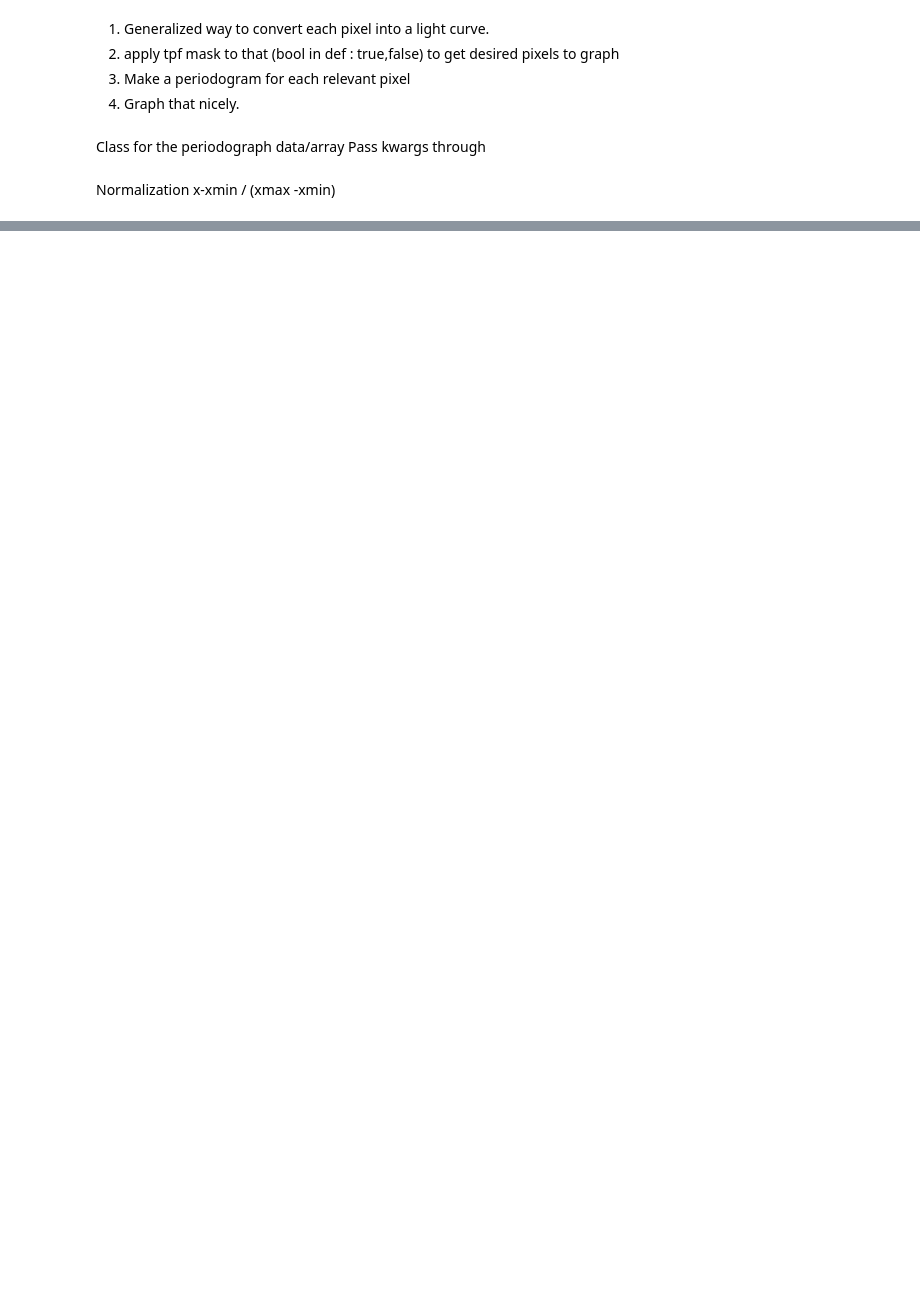
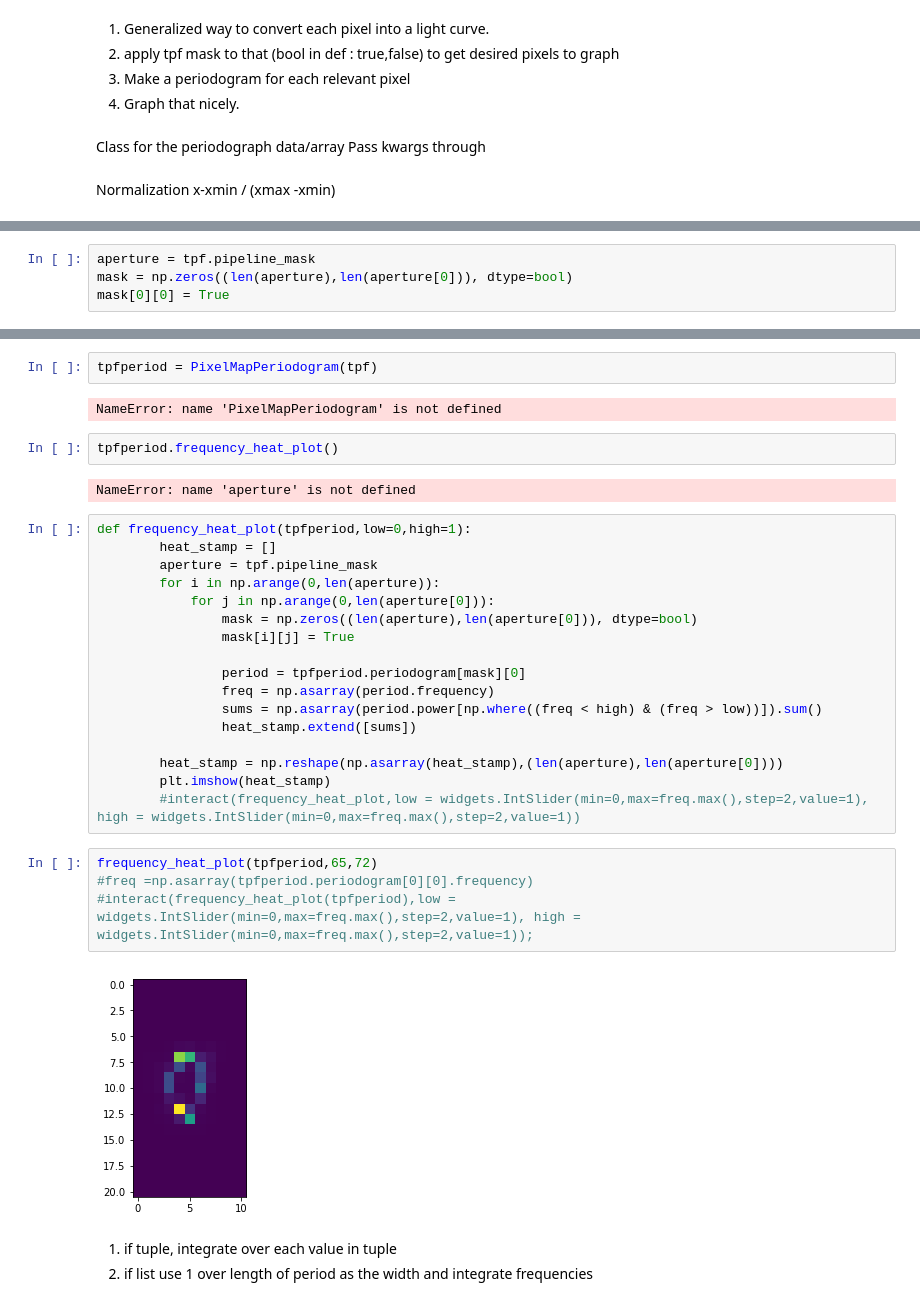
Before and after one commit to Higgins00/AstroResearch, a Jupyter notebook: Research.ipynb, the cells around one changed output, grey strips where cells are left out. Cells and saved outputs as stored; diff of their text form; blank space fills up the shorter version.

```diff
--- a/Research.ipynb
+++ b/Research.ipynb
@@ -65,0 +170,4 @@ x-xmin / (xmax -xmin)
+# %%
+aperture = tpf.pipeline_mask
+mask = np.zeros((len(aperture),len(aperture[0])), dtype=bool)
+mask[0][0] = True
@@ -65,0 +247,34 @@ x-xmin / (xmax -xmin)
+# %%
+tpfperiod = PixelMapPeriodogram(tpf)
+# %% [output]
+NameError: name 'PixelMapPeriodogram' is not defined
+# %%
+tpfperiod.frequency_heat_plot()
+# %% [output]
+NameError: name 'aperture' is not defined
+# %%
+def frequency_heat_plot(tpfperiod,low=0,high=1):
+        heat_stamp = []
+        aperture = tpf.pipeline_mask
+        for i in np.arange(0,len(aperture)):
+            for j in np.arange(0,len(aperture[0])):
+                mask = np.zeros((len(aperture),len(aperture[0])), dtype=bool)
+                mask[i][j] = True
+
+                period = tpfperiod.periodogram[mask][0]
+                freq = np.asarray(period.frequency)
+                sums = np.asarray(period.power[np.where((freq < high) & (freq > low))]).sum()
+                heat_stamp.extend([sums])
+
+        heat_stamp = np.reshape(np.asarray(heat_stamp),(len(aperture),len(aperture[0])))
+        plt.imshow(heat_stamp)
+        #interact(frequency_heat_plot,low = widgets.IntSlider(min=0,max=freq.max(),step=2,value=1), high = widgets.IntSlider(min=0,max=freq.max(),step=2,value=1))
+# %%
+frequency_heat_plot(tpfperiod,65,72)
+#freq =np.asarray(tpfperiod.periodogram[0][0].frequency)
+#interact(frequency_heat_plot(tpfperiod),low = widgets.IntSlider(min=0,max=freq.max(),step=2,value=1), high = widgets.IntSlider(min=0,max=freq.max(),step=2,value=1));
+# %% [output]
+[figure, added]
+# %% [markdown]
+1. if tuple, integrate over each value in tuple
+2. if list use 1 over length of period as the width and integrate frequencies
```
Also changed, not shown: parts of 28 cells of this notebook.
